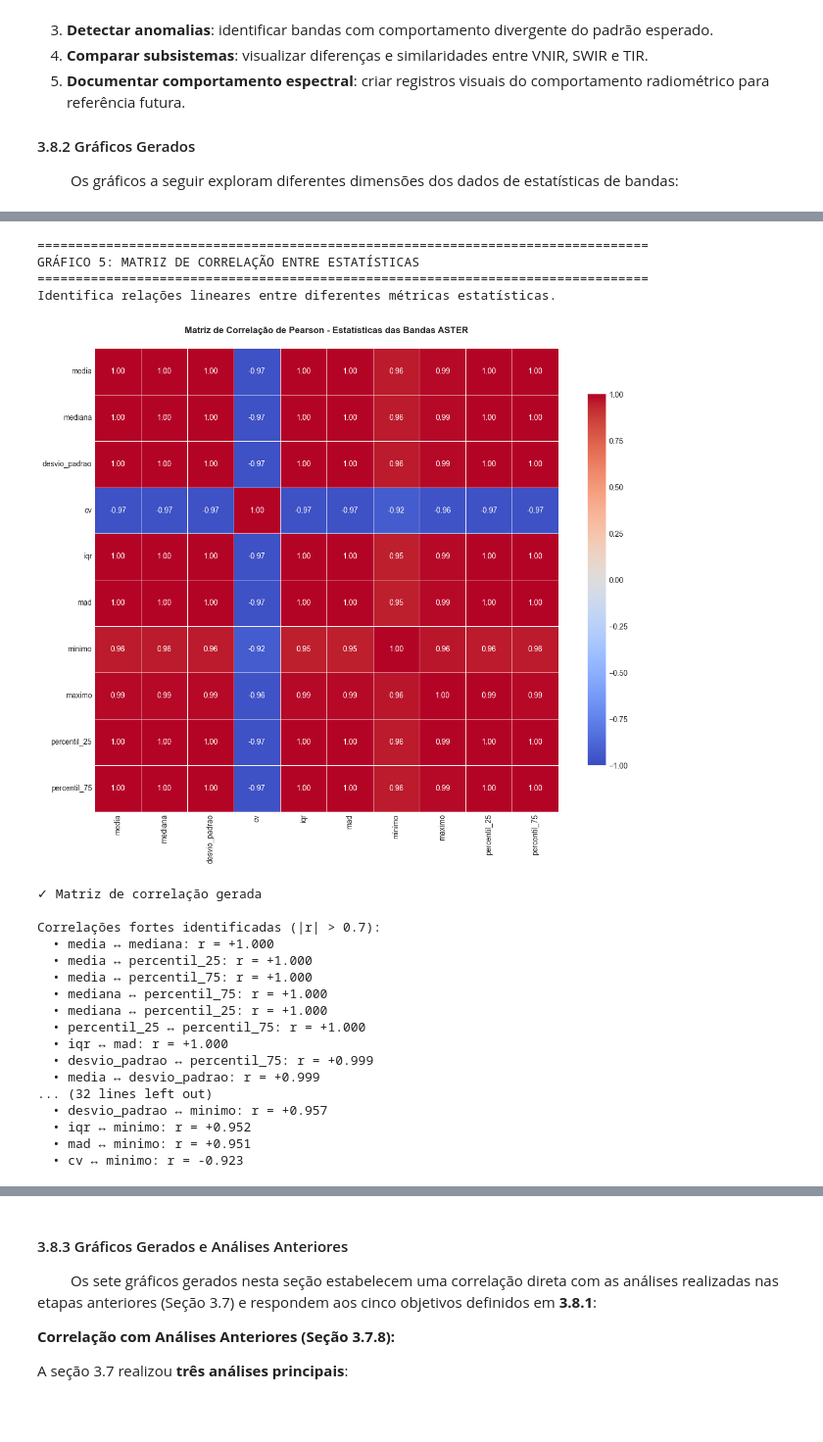
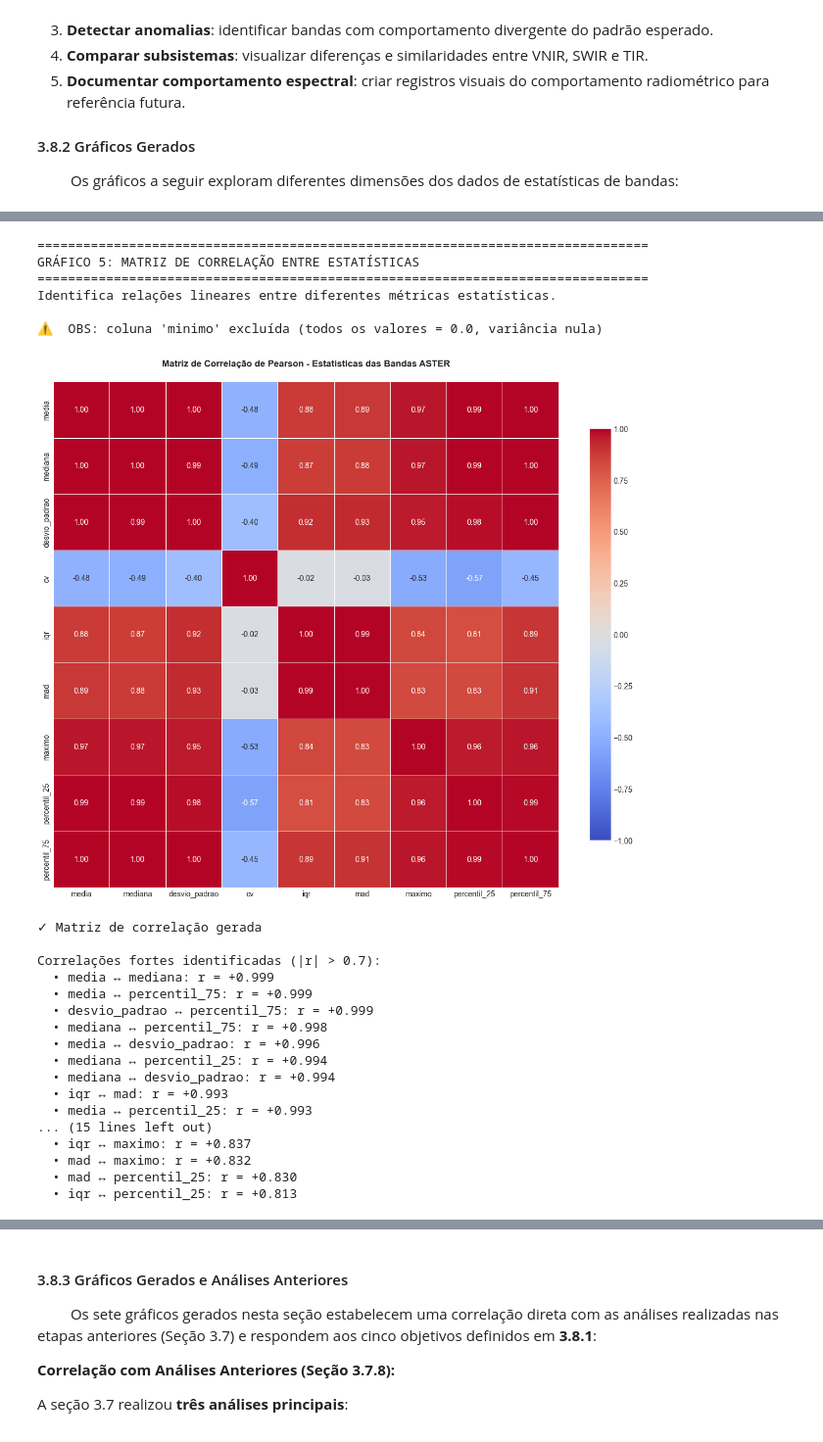
Before and after one commit to pedroauler12/SpectraAI, a Jupyter notebook: artefatos/a01_eda_pipeline/a01_eda_pipeline.ipynb, the cells around one changed output, grey strips where cells are left out. Shown at 98% size. Cells and saved outputs as stored; diff of their text form; code cells hidden in the pictures.

Commit message:
fix: ajusta conexao de dados com os graficos

```diff
--- a/artefatos/a01_eda_pipeline/a01_eda_pipeline.ipynb
+++ b/artefatos/a01_eda_pipeline/a01_eda_pipeline.ipynb
@@ -914,31 +914,40 @@ logger.info("\n" + "="*70)
 logger.info("EXTRAÇÃO DE ESTATÍSTICAS DE BANDAS ASTER")
 logger.info("="*70)
 
-# Tentar processar dados reais
-if ASTER_DATA.exists():
-    logger.info(f" Fonte de dados ASTER encontrada: {ASTER_DATA}")
-    cenas = [p for p in ASTER_DATA.iterdir() if p.is_dir()]
+# Processar dados ASTER reais
+if ASTER_IMG_ROOT.exists():
+    logger.info(f" ✓ Raiz de dados ASTER encontrada: {ASTER_IMG_ROOT}")
 
-    if cenas:
-        primeira_cena = sorted(cenas)[0]
-        logger.info(f" Processando cena: {primeira_cena.name}")
+    # Encontrar pastas de amostras (cada pasta contém as bandas B01-B14)
+    amostras = [p for p in ASTER_IMG_ROOT.iterdir() if p.is_dir()]
+
+    if amostras:
+        logger.info(f" Encontradas {len(amostras)} pasta(s) de amostra(s)")
+
+        # Processar primeira amostra disponível
+        primeira_amostra = sorted(amostras)[0]
+        logger.info(f" Processando amostra: {primeira_amostra.name}")
 
         try:
-            band_stats_list = processar_pasta_imagens(primeira_cena)
+            # processar_pasta_imagens busca por *.tif e extrai B01-B14
+            band_stats_list = processar_pasta_imagens(primeira_amostra)
 
             if band_stats_list:
-                logger.info(f" {len(band_stats_list)} bandas extraídas com sucesso")
-                df_band_stats = estatisticas_para_dataframe({primeira_cena.name: band_stats_list})
+                logger.info(f" ✓ {len(band_stats_list)} bandas extraídas com sucesso")
+                df_band_stats = estatisticas_para_dataframe({primeira_amostra.name: band_stats_list})
+                logger.info(f" ✓ Estatísticas calculadas com dados REAIS ASTER")
             else:
-                raise ValueError("Nenhuma banda encontrada")
+                raise ValueError("Nenhuma banda encontrada na amostra")
         except Exception as e:
-            logger.warning(f"  Erro ao processar dados reais: {e}")
+            logger.warning(f"  ⚠ Erro ao processar amostra: {e}")
+            # Cair no fallback
             raise
     else:
-        raise FileNotFoundError(f"Nenhuma cena ASTER encontrada em {ASTER_DATA}")
+        raise FileNotFoundError(f"Nenhuma pasta de amostra encontrada em {ASTER_IMG_ROOT}")
+
 else:
     # Fallback: Criar dados sintéticos representativos
-    logger.warning(f"  Caminho ASTER não acessível: {ASTER_DATA}")
+    logger.warning(f"  ⚠ Raiz ASTER não acessível: {ASTER_IMG_ROOT}")
     logger.info("Usando dados sintéticos para demonstração...")
 
     np.random.seed(42)
@@ -977,6 +986,7 @@ else:
         band_stats_synthetic.append(stats)
 
     df_band_stats = estatisticas_para_dataframe({'CENA_SINTETICA': band_stats_synthetic})
+    logger.warning(f" ⚠ ATENÇÃO: Usando dados SINTÉTICOS para demonstração!")
 
 logger.info(f"\n Dados de {len(df_band_stats)} bandas ASTER extraídos")
 logger.info(f"\n Amostra das estatísticas (primeiras 3 bandas):")
@@ -1381,60 +1492,65 @@ print("\n" + "="*80)
 print("GRÁFICO 5: MATRIZ DE CORRELAÇÃO ENTRE ESTATÍSTICAS")
 print("="*80)
 print("Identifica relações lineares entre diferentes métricas estatísticas.")
+print("\n  OBS: coluna 'minimo' excluída (todos os valores = 0.0, variância nula)")
 
+# NOTA: 'minimo' é excluído porque apresenta variância zero (todos = 0.0)
+# Isso indica presença de pixels no-data (valor 0) nas imagens ASTER
 cols_corr = [c for c in ['media', 'mediana', 'desvio_padrao', 'cv', 'iqr', 'mad',
-                         'minimo', 'maximo', 'percentil_25', 'percentil_75']
+                         'maximo', 'percentil_25', 'percentil_75']
              if c in df_band_stats.columns]
 
 corr_matrix = df_band_stats[cols_corr].corr()
 
 fig_corr, ax = plt.subplots(figsize=(12, 10))
 sns.heatmap(corr_matrix, annot=True, fmt='.2f', cmap='coolwarm', center=0,
             square=True, linewidths=0.5, cbar_kws={"shrink": 0.8}, ax=ax,
             vmin=-1, vmax=1)
 ax.set_title('Matriz de Correlação de Pearson - Estatísticas das Bandas ASTER',
              fontsize=12, fontweight='bold', pad=20)
 plt.tight_layout()
 plt.show()
 
 print("✓ Matriz de correlação gerada\n")
 print("Correlações fortes identificadas (|r| > 0.7):")
 correlacoes_fortes = []
 for i in range(len(corr_matrix.columns)):
     for j in range(i+1, len(corr_matrix.columns)):
         corr_val = corr_matrix.iloc[i, j]
         if abs(corr_val) > 0.7:
             correlacoes_fortes.append((corr_matrix.columns[i], corr_matrix.columns[j], corr_val))
 
 if correlacoes_fortes:
     correlacoes_fortes.sort(key=lambda x: abs(x[2]), reverse=True)
     for var1, var2, corr_val in correlacoes_fortes:
         print(f"  • {var1} ↔ {var2}: r = {corr_val:+.3f}")
 else:
     print("  (Nenhuma correlação forte acima de 0.7)")
 # %% [output]
 ================================================================================
 GRÁFICO 5: MATRIZ DE CORRELAÇÃO ENTRE ESTATÍSTICAS
 ================================================================================
 Identifica relações lineares entre diferentes métricas estatísticas.
+
+⚠️  OBS: coluna 'minimo' excluída (todos os valores = 0.0, variância nula)
-[figure, old version]
+[figure, new version]
 ✓ Matriz de correlação gerada
 
 Correlações fortes identificadas (|r| > 0.7):
-  • media ↔ mediana: r = +1.000
-  • media ↔ percentil_25: r = +1.000
-  • media ↔ percentil_75: r = +1.000
-  • mediana ↔ percentil_75: r = +1.000
-  • mediana ↔ percentil_25: r = +1.000
-  • percentil_25 ↔ percentil_75: r = +1.000
-  • iqr ↔ mad: r = +1.000
+  • media ↔ mediana: r = +0.999
+  • media ↔ percentil_75: r = +0.999
   • desvio_padrao ↔ percentil_75: r = +0.999
-  • media ↔ desvio_padrao: r = +0.999
-... (32 lines left out)
-  • desvio_padrao ↔ minimo: r = +0.957
-  • iqr ↔ minimo: r = +0.952
-  • mad ↔ minimo: r = +0.951
-  • cv ↔ minimo: r = -0.923
+  • mediana ↔ percentil_75: r = +0.998
+  • media ↔ desvio_padrao: r = +0.996
+  • mediana ↔ percentil_25: r = +0.994
+  • mediana ↔ desvio_padrao: r = +0.994
+  • iqr ↔ mad: r = +0.993
+  • media ↔ percentil_25: r = +0.993
+... (15 lines left out)
+  • iqr ↔ maximo: r = +0.837
+  • mad ↔ maximo: r = +0.832
+  • mad ↔ percentil_25: r = +0.830
+  • iqr ↔ percentil_25: r = +0.813
 # %%
 # Gráfico 6: Scatter Plots - Relações Entre Estatísticas
 print("\n" + "="*80)
```
Also changed, not shown: parts of 12 cells of this notebook, 1 other file.
